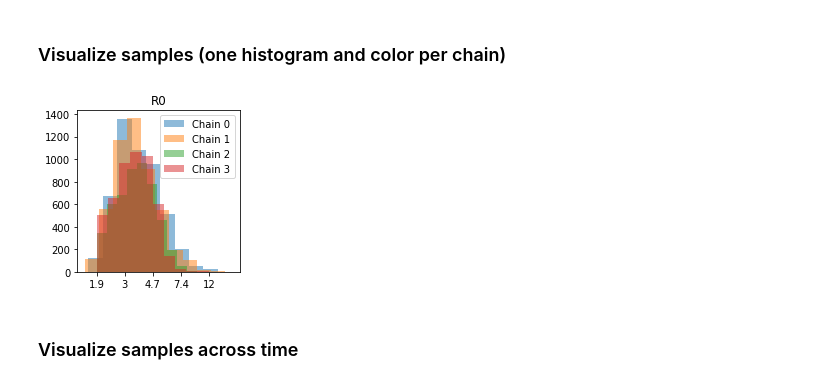
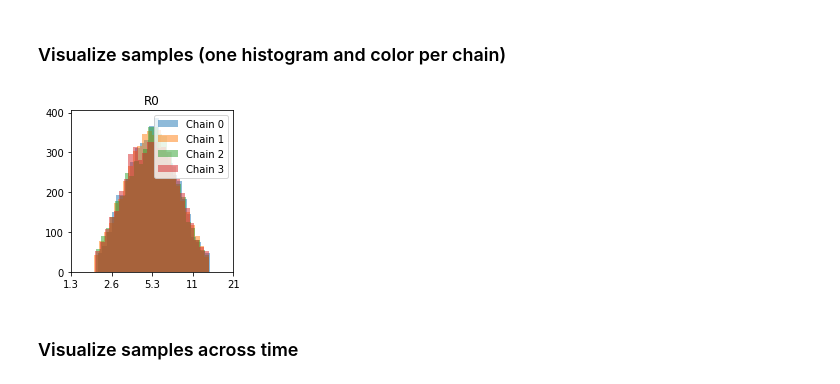
Before and after one commit to ccc1685/covid-19, a Jupyter notebook: Stan/visualize.ipynb, the cells around one changed output. Saved outputs shown, nothing was run; the diff lists cells and outputs as text; code cells hidden in the pictures.

Commit message:
Updated visualization notebook and refactored

```diff
--- a/Stan/visualize.ipynb
+++ b/Stan/visualize.ipynb
@@ -9,9 +12,9 @@
 ### Parameters changed by Papermill
 # %%
 package_path = '.'  # Where our Python package is (directory containing the __init__.py file)
-model_path = '.'  # Directory where our .stan files are located
-model_name = 'reducedlinearmodelR0'
-roi = 'US_MI'
+models_path = '.'  # Directory where our .stan files are located
+model_name = 'reducedlinearmodelNegBinom'
+roi = 'US_NY'
 data_path = "../data"  # Directory containing the .csv data files
 fits_path = "./fits"  # Directory containing the fit files
 fit_format = 1  # 0: The one using a .csv of the samples; 1: The one pickling the fit instance and some other things
@@ -44,4 +32,4 @@ data = pd.read_csv(data_path_)  # Load the data
 # %% [markdown]
 ### Load the fits and samples
 # %%
-samples = extract_samples(fits_path, model_name, roi, fit_format)
+samples = extract_samples(fits_path, models_path, model_name, roi, fit_format)
@@ -68,28 +46,8 @@ def josh_likelihoods(samples):
 # %% [markdown]
 ### Visualize samples (one histogram and color per chain)
-# %%
-cols = min(len(hist_params),4)
-rows = math.ceil(len(hist_params)/4)
-fig, axes = plt.subplots(rows, cols, squeeze=False, figsize=(3*cols, 3*rows))
-chains = samples['chain'].unique()
-for i, param in enumerate(hist_params):
-    options = {}
-    ax = axes.flat[i]
-    for chain in chains:
-        if ':' in param:
-            param, options = param.split(':')
-            options = eval("dict(%s)" % options)
-        chain_samples = samples[samples['chain']==chain][param]
-        if options.get('log', False):
-            chain_samples = np.log(chain_samples)
-        ax.hist(chain_samples, alpha=0.5, label='Chain %d' % chain)
-        if options.get('log', False):
-            ax.set_xticks(np.linspace(chain_samples.min(), chain_samples.max(), 5))
-            ax.set_xticklabels(['%.2g' % np.exp(x) for x in ax.get_xticks()])
-        ax.set_title(param)
-    plt.legend()
-plt.tight_layout()
-# %% [output]
-[figure, removed]
+# %%
+make_histograms(samples, hist_params, cols=4, size=3)
+# %% [output]
+[figure, added]
 # %% [markdown]
 ### Visualize samples across time
```
Also changed, not shown: parts of 15 cells of this notebook, 2 other files.
